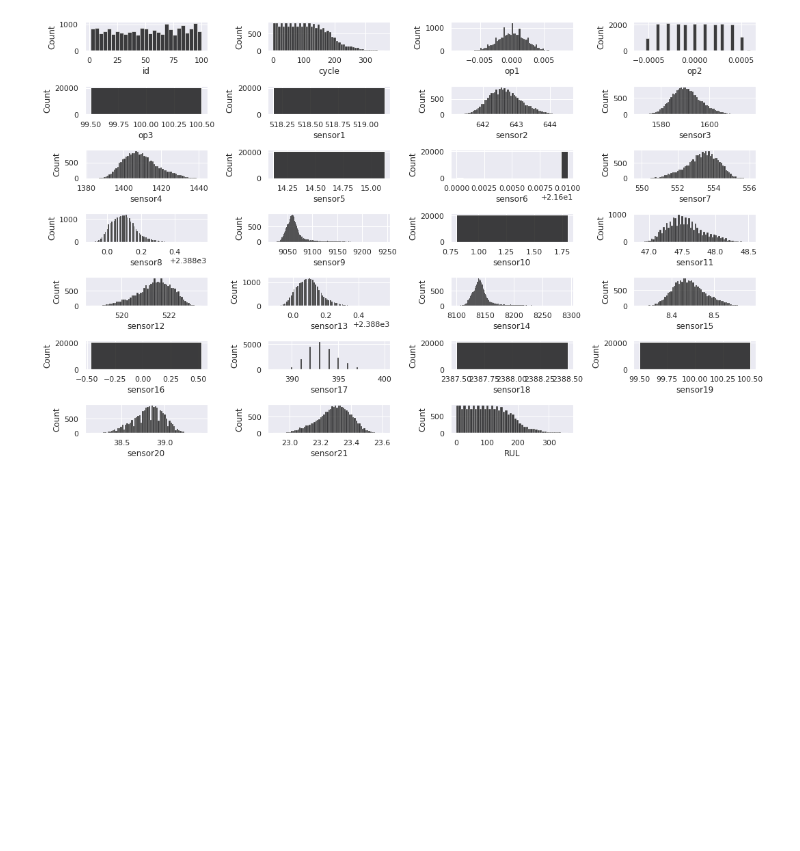
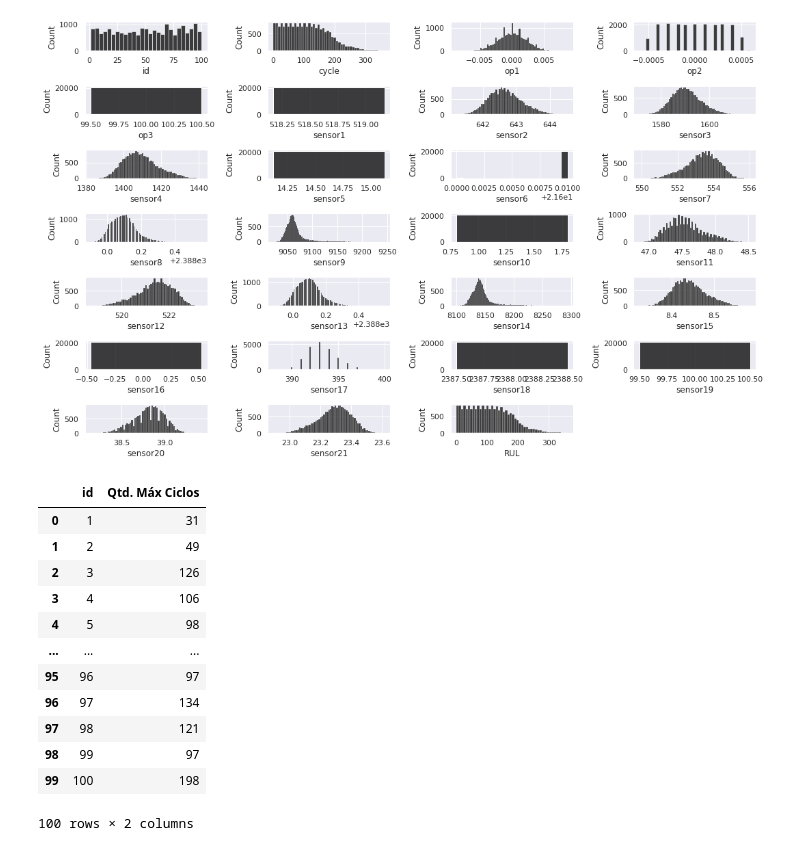
Before and after one commit to nicksonrock/machinelearninguff, a Jupyter notebook: TCC_ROCK_ML.ipynb, the cells around one changed output. Saved outputs shown, nothing was run; the diff lists cells and outputs as text; code cells hidden in the pictures; blank space fills up the shorter version.

```diff
--- a/TCC_ROCK_ML.ipynb
+++ b/TCC_ROCK_ML.ipynb
@@ -45,12 +47,20 @@ sns.set_style('darkgrid')
 
 
 jet_data = pd.read_csv('https://raw.githubusercontent.com/nicksonrock/machinelearninguff/main/train_FD001.txt', sep=" ", header=None)
+data_test = pd.read_csv('https://raw.githubusercontent.com/nicksonrock/machinelearninguff_rock/main/6.%2BTurbofan%2BEngine%2BDegradation%2BSimulation%2BData%2BSet/6.%20Turbofan%20Engine%20Degradation%20Simulation%20Data%20Set/CMAPSSData/test_FD001.txt',sep=" ",header=None)
+
 jet_data.columns = ["id","cycle","op1","op2","op3","sensor1","sensor2","sensor3","sensor4","sensor5"
                     ,"sensor6","sensor7","sensor8","sensor9","sensor10","sensor11","sensor12","sensor13"
                     ,"sensor14","sensor15","sensor16","sensor17","sensor18","sensor19"
                     ,"sensor20","sensor21","sensor22","sensor23"]
 
+data_test.columns = ["id","cycle","op1","op2","op3","sensor1","sensor2","sensor3","sensor4","sensor5"
+                    ,"sensor6","sensor7","sensor8","sensor9","sensor10","sensor11","sensor12","sensor13"
+                    ,"sensor14","sensor15","sensor16","sensor17","sensor18","sensor19"
+                    ,"sensor20","sensor21","sensor22","sensor23"]
+
 jet_data.drop(['sensor22', 'sensor23'], axis=1, inplace=True)
+data_test.drop(['sensor22', 'sensor23'], axis=1, inplace=True)
 
 jet_id_and_rul = jet_data.groupby(['id'])[["id" ,"cycle"]].max()
 jet_id_and_rul.set_index('id', inplace=True)
@@ -116,0 +130,20 @@ plt.show()
+# %%
+#sort data unit_ID get maximum cycles
+
+data_test_cycles_MAX = pd.DataFrame(data_test.groupby('id')['cycle'].max()).reset_index()
+data_test_cycles_MAX.columns = ['id', 'Qtd. Máx Ciclos']
+data_test_cycles_MAX
+# %% [output]
+|  | id | Qtd. Máx Ciclos |
+| 0 | 1 | 31 |
+| 1 | 2 | 49 |
+| 2 | 3 | 126 |
+| 3 | 4 | 106 |
+| 4 | 5 | 98 |
+| ... | ... | ... |
+| 95 | 96 | 97 |
+| 96 | 97 | 134 |
+| 97 | 98 | 121 |
+| 98 | 99 | 97 |
+| 99 | 100 | 198 |
+100 rows × 2 columns
```
Also changed, not shown: parts of 13 cells of this notebook.
